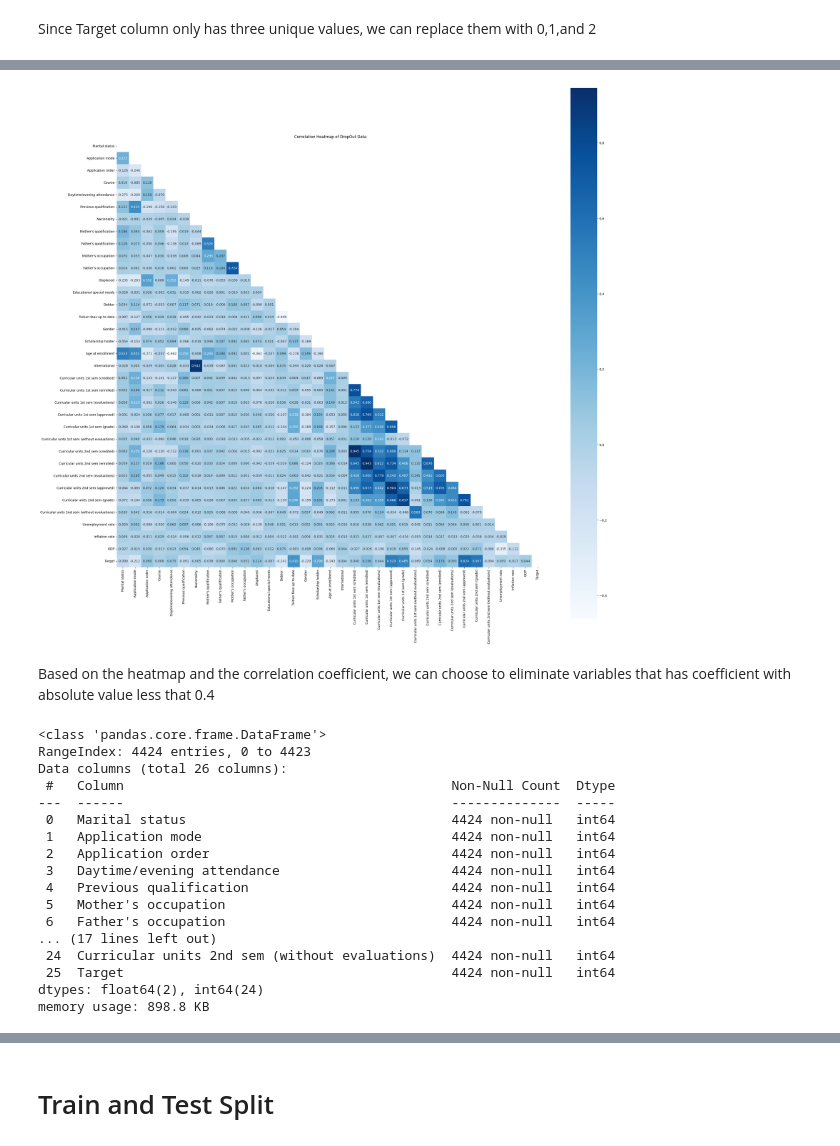
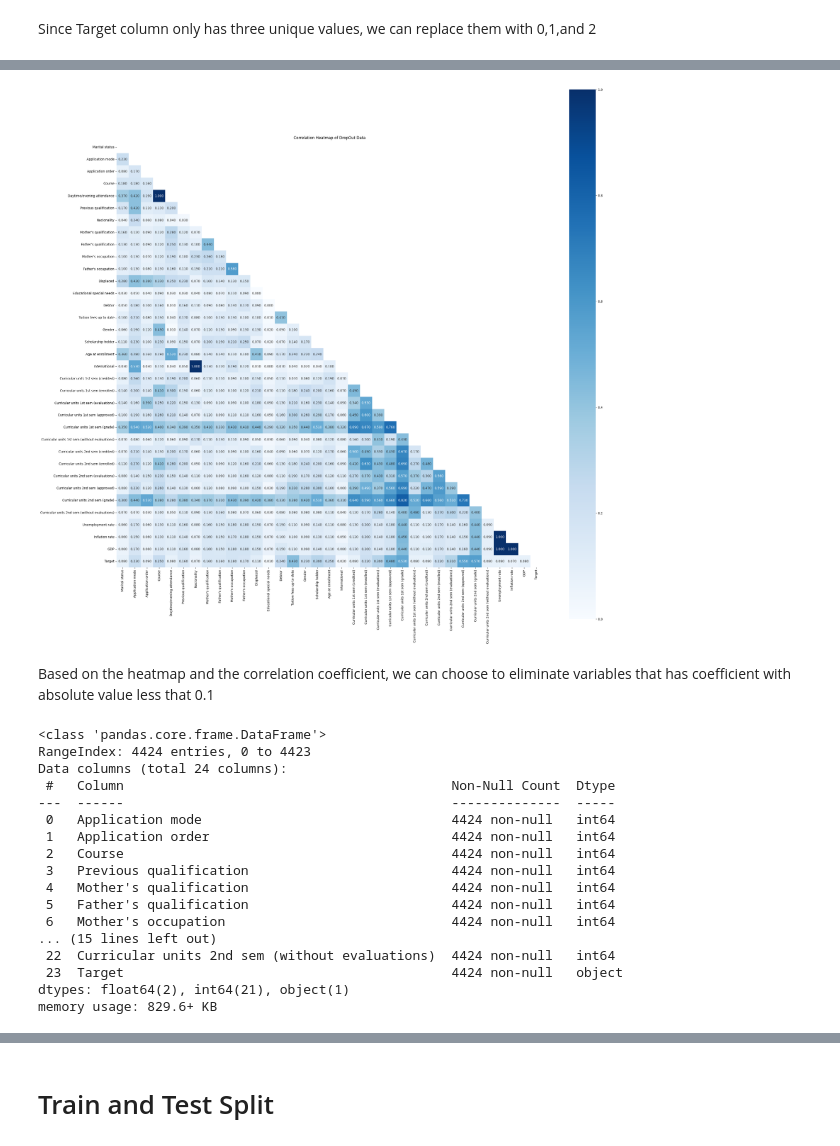
Before and after one commit to Tohtoroo/MLDropout, a Jupyter notebook: main/StudentDropout.ipynb, the cells around one changed output, grey strips where cells are left out. Drawn from its saved outputs; the diff is of its cells as text; code cells hidden in the pictures.

Commit message:
Changed correlation calculation method

```diff
--- a/main/StudentDropout.ipynb
+++ b/main/StudentDropout.ipynb
@@ -289,0 +284,21 @@ Name: Target, dtype: float64
+# %%
+def cramers_V(var1,var2) :
+  crosstab =np.array(pd.crosstab(var1,var2, rownames=None, colnames=None)) # Cross table building
+  stat = chi2_contingency(crosstab)[0] # Keeping of the test statistic of the Chi2 test
+  obs = np.sum(crosstab) # Number of observations
+  mini = min(crosstab.shape)-1 # Take the minimum value between the columns and the rows of the cross table
+  return np.sqrt(stat/(obs*mini))
+
+rows= []
+
+for var1 in df:
+  col = []
+  for var2 in df :
+    cramers = cramers_V(df[var1], df[var2]) # Cramer's V test
+    col.append(round(cramers,2)) # Keeping of the rounded value of the Cramer's V
+  rows.append(col)
+
+cramers_results = np.array(rows)
+df_cramers = pd.DataFrame(cramers_results, columns = df.columns, index = df.columns)
+
+df_cramers
@@ -290,35 +324,36 @@ Name: Target, dtype: float64
 # %%
-corr_matrix = df.corr()
+# Correlation heatmap using Cramer's V
 plt.figure(figsize=(30,30))
-mask = np.triu(np.ones_like(df.corr(), dtype=bool))
+mask = np.triu(np.ones_like(df_cramers.corr(), dtype=bool))
 plt.title('Correlation Heatmap of DropOut Data')
-a = sns.heatmap(corr_matrix, square=True, annot=True, mask=mask, fmt='.3f', linecolor='black', cmap="Blues")
+a = sns.heatmap(df_cramers, square=True, annot=True, mask=mask, fmt='.3f', linecolor='black', cmap="Blues")
 plt.show()
 # %% [output]
-[figure, old version]
+[figure, new version]
 # %% [markdown]
-Based on the heatmap and the correlation coefficient, we can choose to eliminate variables that has coefficient with absolute value less that 0.4
+Based on the heatmap and the correlation coefficient, we can choose to eliminate variables that has coefficient with absolute value less that 0.1
 # %%
 new_df = df.copy()
-new_df = new_df.drop(columns=['Course', 'Nacionality', 'Mother\'s qualification', 'Father\'s qualification',
-                              'Educational special needs', 'International',
-                              'Unemployment rate', 'Inflation rate', 'GDP',], axis=1)
+new_df = new_df.drop(columns=['Marital status', 'Daytime/evening attendance', 'Nacionality',
+                              'Educational special needs', 'International', 'Curricular units 1st sem (credited)',
+                              'Curricular units 1st sem (without evaluations)', 'Curricular units 2nd sem (credited)',
+                              'Curricular units 1st sem (without evaluations)', 'Unemployment rate', 'Inflation rate', 'GDP',], axis=1)
 new_df.info()
 # %% [output]
 <class 'pandas.core.frame.DataFrame'>
 RangeIndex: 4424 entries, 0 to 4423
-Data columns (total 26 columns):
+Data columns (total 24 columns):
  #   Column                                          Non-Null Count  Dtype
 ---  ------                                          --------------  -----
- 0   Marital status                                  4424 non-null   int64
- 1   Application mode                                4424 non-null   int64
- 2   Application order                               4424 non-null   int64
- 3   Daytime/evening attendance                      4424 non-null   int64
- 4   Previous qualification                          4424 non-null   int64
- 5   Mother's occupation                             4424 non-null   int64
- 6   Father's occupation                             4424 non-null   int64
-... (17 lines left out)
- 24  Curricular units 2nd sem (without evaluations)  4424 non-null   int64
- 25  Target                                          4424 non-null   int64
-dtypes: float64(2), int64(24)
-memory usage: 898.8 KB
+ 0   Application mode                                4424 non-null   int64
+ 1   Application order                               4424 non-null   int64
+ 2   Course                                          4424 non-null   int64
+ 3   Previous qualification                          4424 non-null   int64
+ 4   Mother's qualification                          4424 non-null   int64
+ 5   Father's qualification                          4424 non-null   int64
+ 6   Mother's occupation                             4424 non-null   int64
+... (15 lines left out)
+ 22  Curricular units 2nd sem (without evaluations)  4424 non-null   int64
+ 23  Target                                          4424 non-null   object
+dtypes: float64(2), int64(21), object(1)
+memory usage: 829.6+ KB
```
Also changed, not shown: parts of 7 cells of this notebook.
